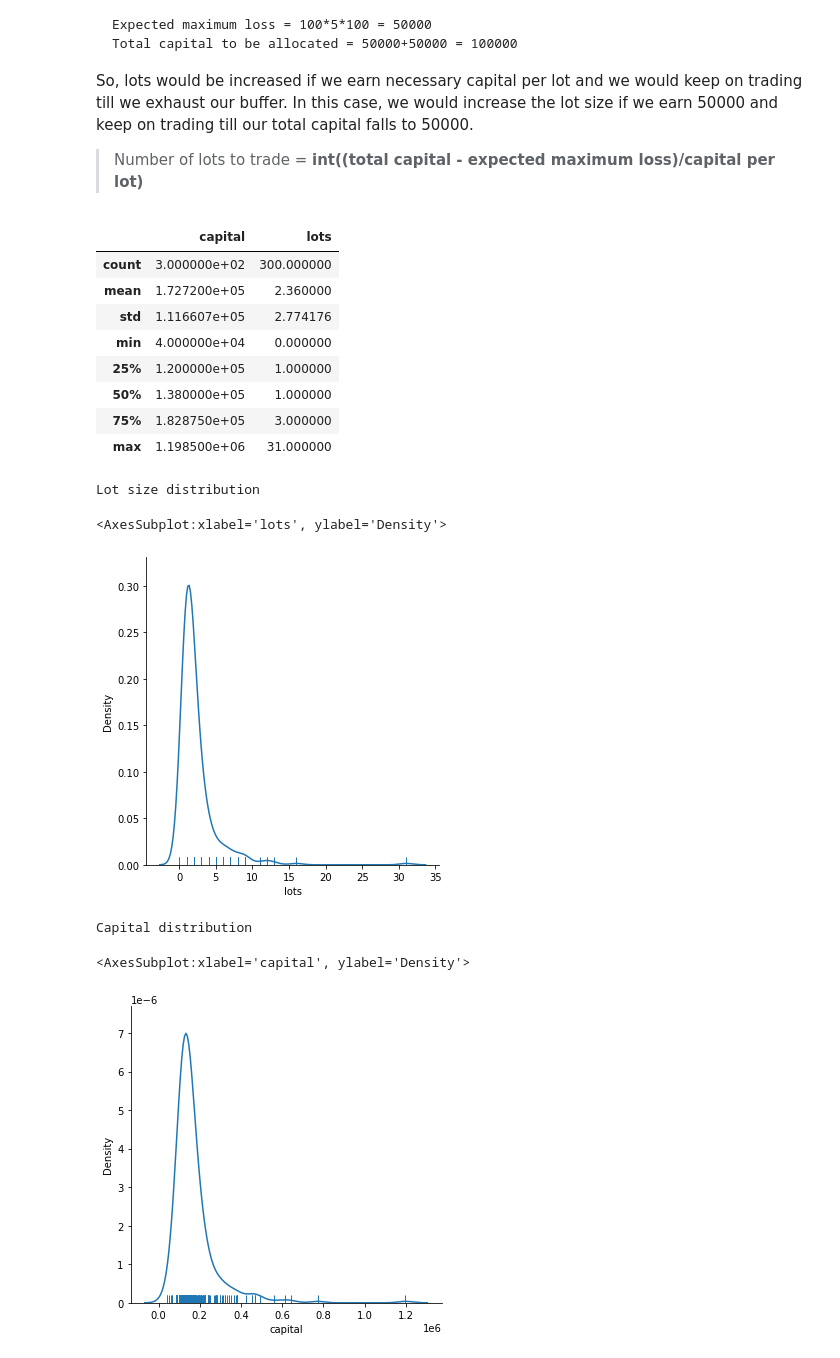
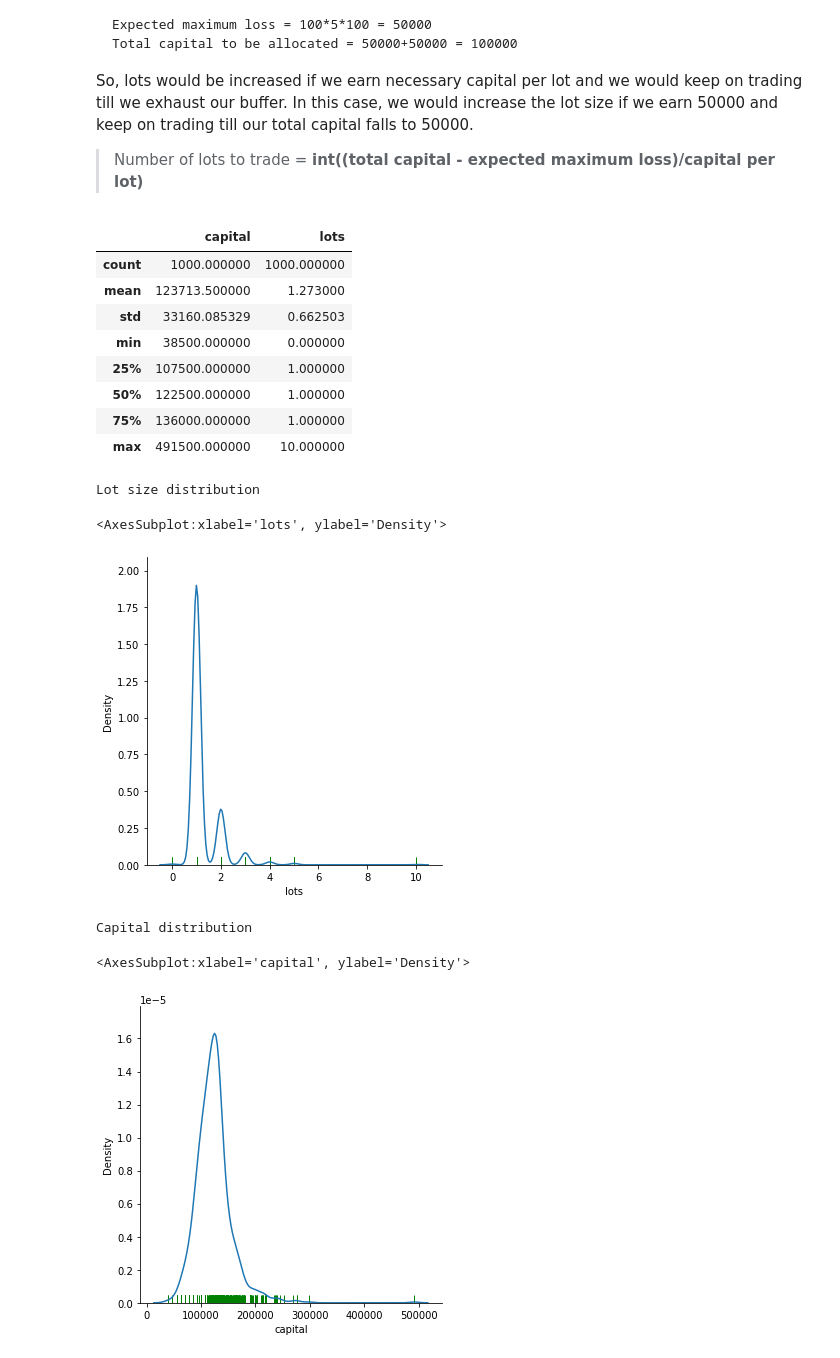
Before and after one commit to uberdeveloper/parametrized_notebooks, a Jupyter notebook: Lot Compounding Payoff.ipynb, the cells around one changed output. Drawn from its saved outputs; the diff is of its cells as text; code cells hidden in the pictures.

Commit message:
color changed for rug plot

```diff
--- a/Lot Compounding Payoff.ipynb
+++ b/Lot Compounding Payoff.ipynb
@@ -16,15 +16,15 @@ from typing import Union, List, Tuple
 # %%
 # parameters
 
-probability_of_success = 0.6
-success_payoff = 70 # Payoff in points
-failure_payoff = 80 # Payoff in points
+probability_of_success = 0.66
+success_payoff = 60 # Payoff in points
+failure_payoff = 90 # Payoff in points
 initial_capital: float = 100000
 capital_per_lot:float = 40000
 lot_size:float = 50
 buffer:float = 60000
-num:int = 100
-sample:int = 300
+num:int = 50
+sample:int = 1000
 # %% [markdown]
 ## Simple Method
 
@@ -102,28 +102,28 @@ df = pd.DataFrame(c2, columns=['capital', 'lots'])
 df.describe()
 # %% [output]
 |  | capital | lots |
-| count | 3.000000e+02 | 300.000000 |
-| mean | 1.727200e+05 | 2.360000 |
-| std | 1.116607e+05 | 2.774176 |
-| min | 4.000000e+04 | 0.000000 |
-| 25% | 1.200000e+05 | 1.000000 |
-| 50% | 1.380000e+05 | 1.000000 |
-| 75% | 1.828750e+05 | 3.000000 |
-| max | 1.198500e+06 | 31.000000 |
+| count | 1000.000000 | 1000.000000 |
+| mean | 123713.500000 | 1.273000 |
+| std | 33160.085329 | 0.662503 |
+| min | 38500.000000 | 0.000000 |
+| 25% | 107500.000000 | 1.000000 |
+| 50% | 122500.000000 | 1.000000 |
+| 75% | 136000.000000 | 1.000000 |
+| max | 491500.000000 | 10.000000 |
 # %%
 import seaborn as sns
 print("Lot size distribution")
 sns.displot(data=df, x='lots', kind='kde')
-sns.rugplot(data=df, x='lots')
+sns.rugplot(data=df, x='lots', color='green')
 # %% [output]
 Lot size distribution
 <AxesSubplot:xlabel='lots', ylabel='Density'>
-[figure, old version]
+[figure, new version]
 # %%
 print("Capital distribution")
 sns.displot(data=df, x='capital', kind='kde')
-sns.rugplot(data=df, x='capital')
+sns.rugplot(data=df, x='capital', color='green')
 # %% [output]
 Capital distribution
 <AxesSubplot:xlabel='capital', ylabel='Density'>
-[figure, old version]
+[figure, new version]
```
